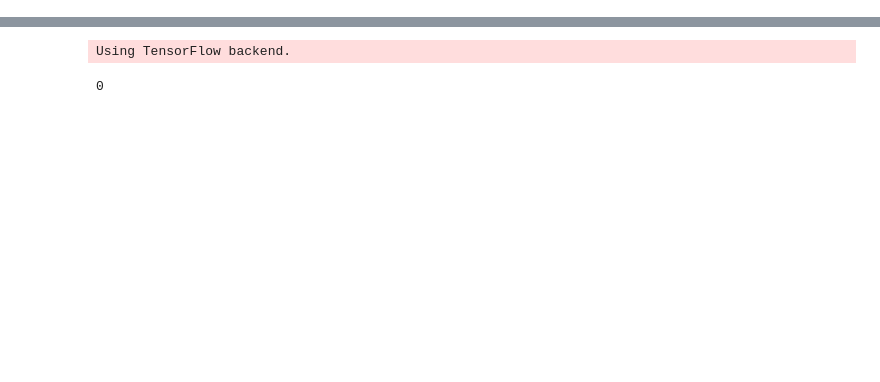
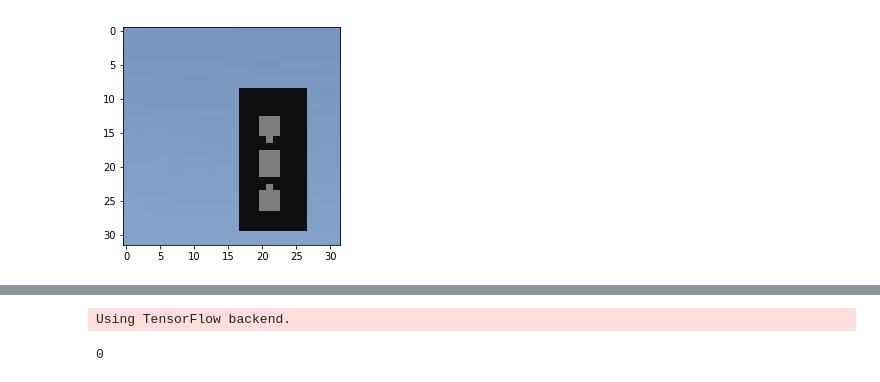
Before and after one commit to racersmith/CarND-Capstone, a Jupyter notebook: tl_data/Traffic_Light_Classifier.ipynb, the cells around one changed output, grey strips where cells are left out. Cells and saved outputs as stored; diff of their text form; code cells hidden in the pictures; blank space fills up the shorter version.

```diff
--- a/tl_data/Traffic_Light_Classifier.ipynb
+++ b/tl_data/Traffic_Light_Classifier.ipynb
@@ -84,0 +85,60 @@ plt.show()
+# %%
+from skimage import draw
+
+def draw_light(state, background):
+    frame_ratio = 8/18  #w/h
+    light_ratio = 2/10  #r/w
+    light_spacing = 2.5/1  #s/r
+
+    img = np.copy(background)
+    h, w, _ = np.shape(img)
+
+    light_height = np.random.randint(0.5*h, 0.9*h)
+    light_width = light_height*frame_ratio
+    light_radius = light_width*light_ratio
+
+    top = np.random.randint(0, h-light_height)
+    left = np.random.randint(0, w-light_width)
+
+    # Draw Rectangle
+    y = [left, left+light_width, left+light_width, left]
+    x = [top, top, top+light_height, top+light_height]
+
+    rr, cc = draw.polygon(x, y, shape=img.shape)
+    frame_color = np.random.randint(0, 60)
+    img[rr, cc] = frame_color
+
+
+    center_line = left+light_width//2
+    off_color = np.random.randint(frame_color+20, 130)
+    # Draw draw lights
+    for i in range(3):
+        rr, cc = draw.circle((i+1)/4*light_height+top, center_line, light_radius)
+        if state == i:
+            if state == 0:
+                light_color = [np.random.randint(175,255),
+                               np.random.randint(0,80),
+                               np.random.randint(0,80)]
+            elif state == 1:
+                light_color = [np.random.randint(175,255),
+                               np.random.randint(175,255),
+                               np.random.randint(0,80)]
+            elif state == 2:
+                light_color = [np.random.randint(0,80),
+                               np.random.randint(175,255),
+                               np.random.randint(0,80)]
+            else:
+                light_color = off_color
+        else:
+            light_color = off_color
+        img[rr, cc] = light_color
+
+    return img
+
+backgrounds = X_all[np.argmax(y_all, axis=1) == 3]
+
+img = draw_light(3, backgrounds[2])
+plt.imshow(img)
+plt.show()
+# %% [output]
+[figure, added]
```
Also changed, not shown: parts of 19 cells of this notebook, 2 other files.
